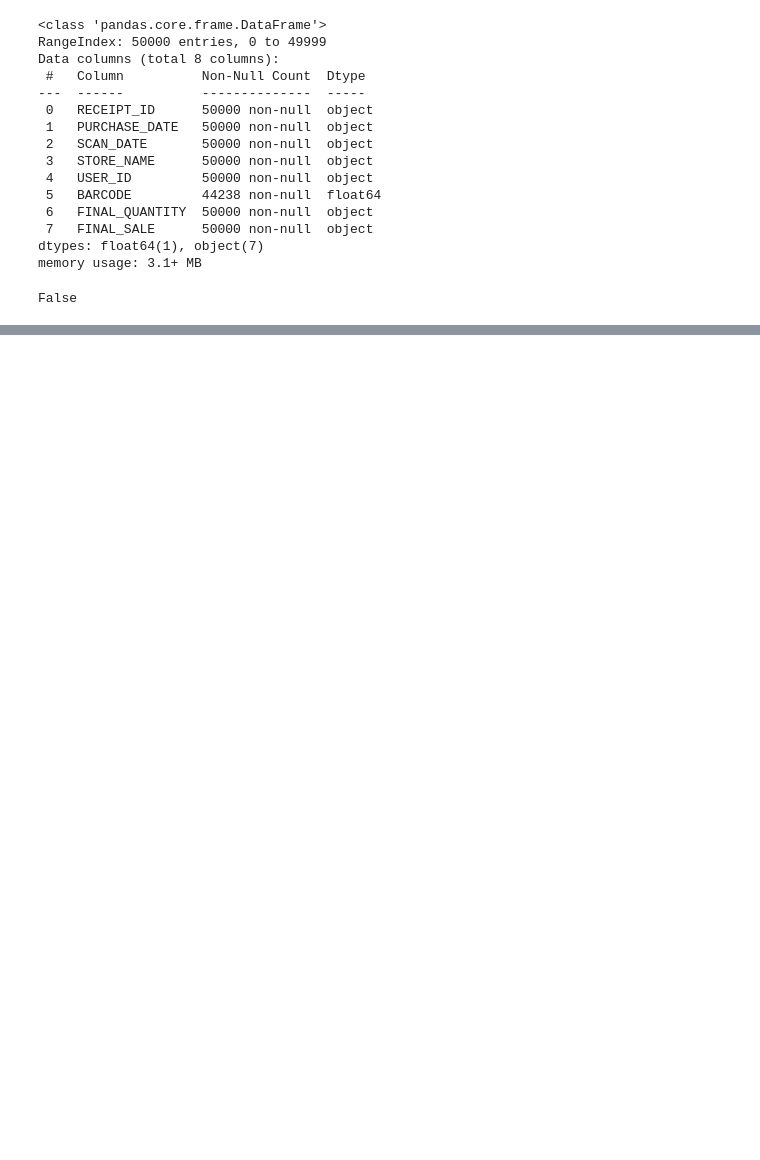
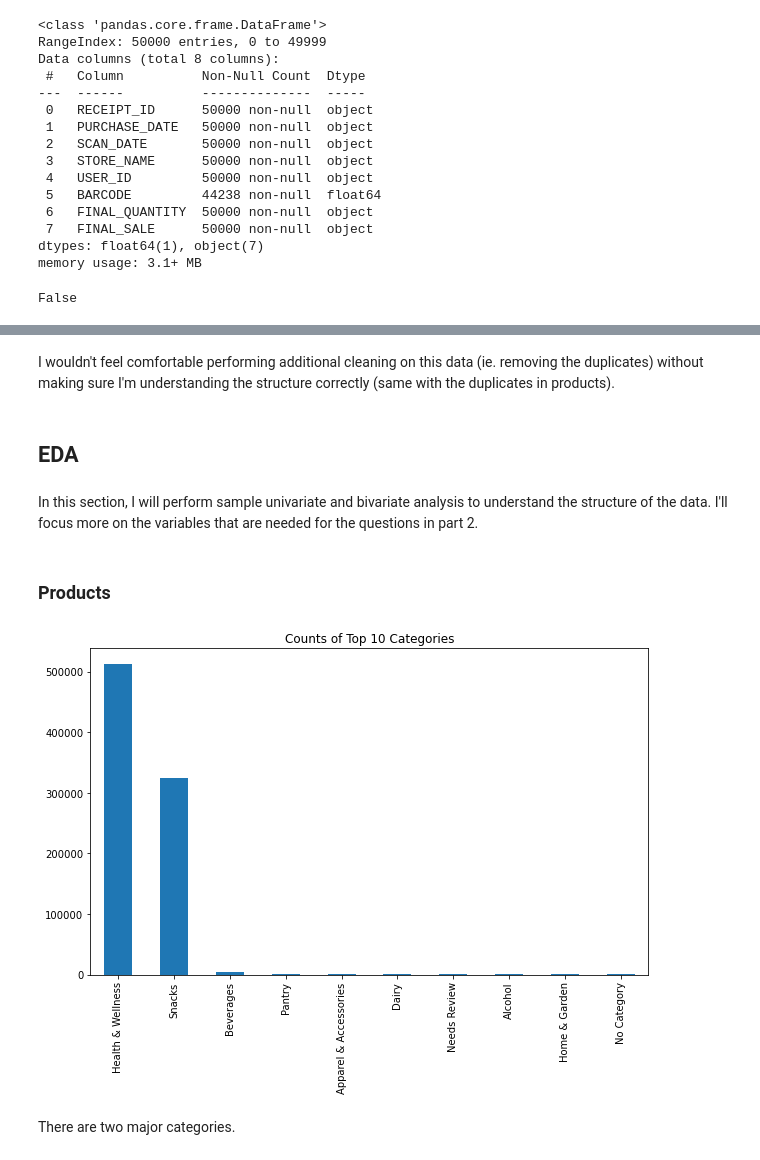
Before and after one commit to etsc99/Fetch-Take-Home, a Jupyter notebook: part1.ipynb, the cells around one changed output, grey strips where cells are left out. Drawn from its saved outputs; the diff is of its cells as text; code cells hidden in the pictures; blank space fills up the shorter version.

```diff
--- a/part1.ipynb
+++ b/part1.ipynb
@@ -77,0 +86,14 @@ products[products["BARCODE"] == products.drop_duplicates()["BARCODE"].value_coun
+# %%
+#Filling missing values with the context of the data in mind.
+
+products["MANUFACTURER"].fillna("Unknown", inplace = True)
+products["BRAND"].fillna("Unknown", inplace = True)
+
+products["CATEGORY_1"].fillna("No Category", inplace = True)
+products["CATEGORY_2"].fillna("No Sub-Category", inplace = True)
+products["CATEGORY_3"].fillna("No Sub-Category", inplace = True)
+products["CATEGORY_4"].fillna("No Sub-Category", inplace = True)
+
+#Changing column names to make more sense
+
+products_clean = products.rename(columns = {"CATEGORY_1": "CATEGORY", "CATEGORY_2": "SUB-CATEGORY_1", "CATEGORY_3": "SUB-CATEGORY_2", "CATEGORY_4": "SUB-CATEGORY_3"})
@@ -198,0 +363,21 @@ Are there any fields that are challenging to understand?
+# %% [markdown]
+I wouldn't feel comfortable performing additional cleaning on this data (ie. removing the duplicates) without making sure I'm understanding the structure correctly (same with the duplicates in products).
+# %% [markdown]
+## EDA
+# %% [markdown]
+In this section, I will perform sample univariate and bivariate analysis to understand the structure of the data.  I'll focus more on the variables that are needed for the questions in part 2.
+# %% [markdown]
+### Products
+# %%
+top_cats = products_clean["CATEGORY"].value_counts().head(10)
+# %%
+#Univariate analysis of categories
+
+plt.figure(figsize=(10, 6))
+top_cats.plot(kind = "bar")
+plt.title("Counts of Top 10 Categories")
+plt.show()
+# %% [output]
+[figure, added]
+# %% [markdown]
+There are two major categories.
```
Also changed, not shown: parts of 61 cells of this notebook, 2 other files.
